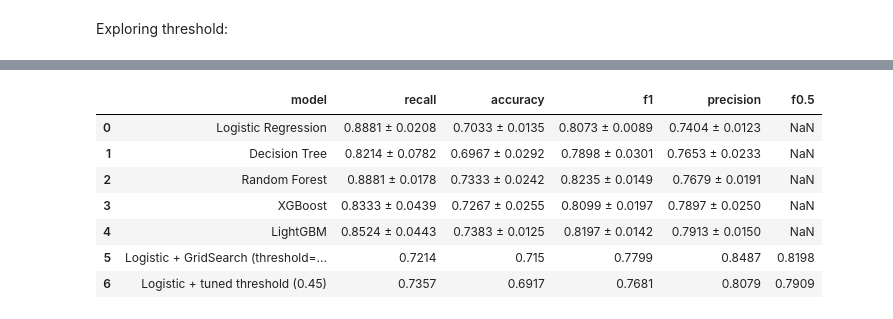
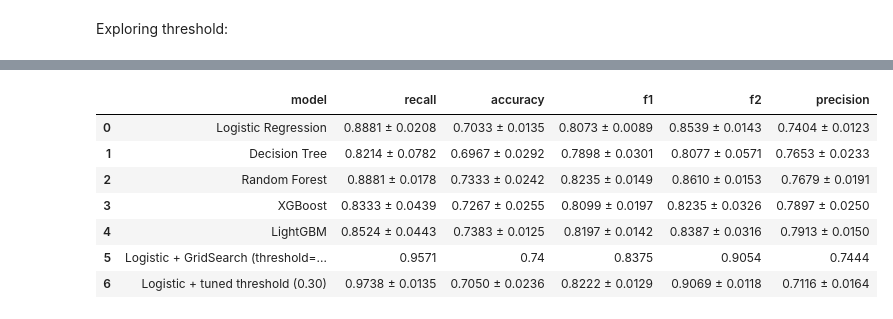
Before and after one commit to gracez-20/credit_risk_predictor, a Jupyter notebook: notebooks/2_modeling_pipeline.ipynb, the cells around one changed output, grey strips where cells are left out. Saved outputs shown, nothing was run; the diff lists cells and outputs as text; code cells hidden in the pictures.

```diff
--- a/notebooks/2_modeling_pipeline.ipynb
+++ b/notebooks/2_modeling_pipeline.ipynb
@@ -336,7 +312,7 @@ y_scores = grid_search.best_estimator_.predict_proba(X_val)[:, 1]
 precision, recall, thresholds = precision_recall_curve(y_val, y_scores)
 ap_score = average_precision_score(y_val, y_scores)
 
-custom_thresholds = [0.45, 0.5]
+custom_thresholds = [0.4, 0.45, 0.5, 0.55, 0.6, 0.65]
 markers = []
 
 # 计算并记录每个自定义阈值下的 precision 和 recall
@@ -369,10 +345,11 @@ plt.show()
 # %%
 from sklearn.metrics import precision_score, recall_score
 
-for t in [0.5, 0.45]:
+for t in custom_thresholds:
     y_pred = (y_scores >= t).astype(int)
     p = precision_score(y_val, y_pred)
     r = recall_score(y_val, y_pred)
     f1 = fbeta_score(y_val, y_pred, beta=1)
-    print(f"Threshold = {t:.2f} | Precision = {p:.4f}, Recall = {r:.4f}, F1 = {f1:.4f}")
+    f2 = fbeta_score(y_val, y_pred, beta=2)
+    print(f"Threshold = {t:.2f} | Precision = {p:.4f}, Recall = {r:.4f}, F1 = {f1:.4f}, F2 = {f2:.4f}")
 # %% [output]
@@ -503,7 +478,7 @@ for fold, (train_idx, val_idx) in enumerate(cv.split(X, y)):
 
     pipeline = Pipeline([
         ('preprocess', preprocessor),  # 使用你已有的预处理器
-        ('select', SelectKBest(score_func=f_classif, k=20)),
+        ('select', SelectKBest(score_func=f_classif, k=10)),
         ('model', LogisticRegression(max_iter=1000, class_weight='balanced', random_state=123))
     ])
     pipeline.fit(X_train_cv, y_train_cv)
@@ -519,7 +494,7 @@ for fold, (train_idx, val_idx) in enumerate(cv.split(X, y)):
         y_pred = (y_probs >= t).astype(int)
         prec = precision_score(y_val_cv, y_pred)
         rec = recall_score(y_val_cv, y_pred)
-        fbeta = fbeta_score(y_val_cv, y_pred, beta=0.5)
+        fbeta = fbeta_score(y_val_cv, y_pred, beta=2)
 
         if fbeta > best_fbeta:
             best_fbeta = fbeta
@@ -566,7 +541,7 @@ for fold, (train_idx, val_idx) in enumerate(cv.split(X, y)):
     pipeline = Pipeline([
         ('preprocess', preprocessor),
         ('select', SelectKBest(score_func=f_classif, k=20)),
-        ('model', LogisticRegression(max_iter=1000, class_weight='balanced', random_state=123))
+        ('model', LogisticRegression(max_iter=1000, random_state=123))
     ])
 
     pipeline.fit(X_train_cv, y_train_cv)
@@ -575,7 +550,7 @@ for fold, (train_idx, val_idx) in enumerate(cv.split(X, y)):
 
     prec = precision_score(y_val_cv, y_pred)
     rec = recall_score(y_val_cv, y_pred)
-    fbeta = fbeta_score(y_val_cv, y_pred, beta=0.5)
+    fbeta = fbeta_score(y_val_cv, y_pred, beta=2)
     acc = accuracy_score(y_val_cv, y_pred)
     f1 = f1_score(y_val_cv, y_pred)
 
@@ -584,7 +559,7 @@ for fold, (train_idx, val_idx) in enumerate(cv.split(X, y)):
         'fold': fold + 1,
         'precision': prec,
         'recall': rec,
-        'fbeta': fbeta,
+        'f2': fbeta,
         "accuracy": acc,
         "f1": f1
     })
@@ -596,7 +571,7 @@ avg_results = df_cv_fixed.mean(numeric_only=True).to_dict()
 print("\n📊 Average Metrics with Threshold = {:.2f}".format(most_common_threshold))
 print("Precision: {:.4f}".format(avg_results['precision']))
 print("Recall: {:.4f}".format(avg_results['recall']))
-print("F0.5-score: {:.4f}".format(avg_results['fbeta']))
+print("F2-score: {:.4f}".format(avg_results['f2']))
 
 # 如需展示详细表格
 display(df_cv_fixed)
@@ -621,28 +596,30 @@ F0.5-score: 0.7909
 # %%
 # Step 1: 取平均值
 avg_results = df_cv_fixed.mean(numeric_only=True)
+std_results = df_cv_fixed.std(numeric_only=True)
+
 
 # Step 2: 构造一行新的比较记录
 new_row = {
-    'model': 'Logistic + tuned threshold (0.45)',
-    'precision': round(avg_results['precision'], 4),
-    'recall': round(avg_results['recall'], 4),
-    'f0.5': round(avg_results['fbeta'], 4),
-    'accuracy': round(avg_results['accuracy'], 4),
-    'f1': round(avg_results['f1'], 4)
+    'model': 'Logistic + tuned threshold ({:.2f})'.format(most_common_threshold),
+    'precision': f"{avg_results['precision']:.4f} ± {std_results['precision']:.4f}",
+    'recall':    f"{avg_results['recall']:.4f} ± {std_results['recall']:.4f}",
+    'f2':      f"{avg_results['f2']:.4f} ± {std_results['f2']:.4f}",
+    'accuracy':  f"{avg_results['accuracy']:.4f} ± {std_results['accuracy']:.4f}",
+    'f1':        f"{avg_results['f1']:.4f} ± {std_results['f1']:.4f}"
 }
 
 # Step 3: 追加进结果表格
 df_results = pd.concat([df_results, pd.DataFrame([new_row])], ignore_index=True)
 
 # Step 4: 查看
 display(df_results)
 # %% [output]
-|  | model | recall | accuracy | f1 | precision | f0.5 |
-| 0 | Logistic Regression | 0.8881 ± 0.0208 | 0.7033 ± 0.0135 | 0.8073 ± 0.0089 | 0.7404 ± 0.0123 | NaN |
-| 1 | Decision Tree | 0.8214 ± 0.0782 | 0.6967 ± 0.0292 | 0.7898 ± 0.0301 | 0.7653 ± 0.0233 | NaN |
-| 2 | Random Forest | 0.8881 ± 0.0178 | 0.7333 ± 0.0242 | 0.8235 ± 0.0149 | 0.7679 ± 0.0191 | NaN |
-| 3 | XGBoost | 0.8333 ± 0.0439 | 0.7267 ± 0.0255 | 0.8099 ± 0.0197 | 0.7897 ± 0.0250 | NaN |
-| 4 | LightGBM | 0.8524 ± 0.0443 | 0.7383 ± 0.0125 | 0.8197 ± 0.0142 | 0.7913 ± 0.0150 | NaN |
-| 5 | Logistic + GridSearch (threshold=... | 0.7214 | 0.715 | 0.7799 | 0.8487 | 0.8198 |
-| 6 | Logistic + tuned threshold (0.45) | 0.7357 | 0.6917 | 0.7681 | 0.8079 | 0.7909 |
+|  | model | recall | accuracy | f1 | f2 | precision |
+| 0 | Logistic Regression | 0.8881 ± 0.0208 | 0.7033 ± 0.0135 | 0.8073 ± 0.0089 | 0.8539 ± 0.0143 | 0.7404 ± 0.0123 |
+| 1 | Decision Tree | 0.8214 ± 0.0782 | 0.6967 ± 0.0292 | 0.7898 ± 0.0301 | 0.8077 ± 0.0571 | 0.7653 ± 0.0233 |
+| 2 | Random Forest | 0.8881 ± 0.0178 | 0.7333 ± 0.0242 | 0.8235 ± 0.0149 | 0.8610 ± 0.0153 | 0.7679 ± 0.0191 |
+| 3 | XGBoost | 0.8333 ± 0.0439 | 0.7267 ± 0.0255 | 0.8099 ± 0.0197 | 0.8235 ± 0.0326 | 0.7897 ± 0.0250 |
+| 4 | LightGBM | 0.8524 ± 0.0443 | 0.7383 ± 0.0125 | 0.8197 ± 0.0142 | 0.8387 ± 0.0316 | 0.7913 ± 0.0150 |
+| 5 | Logistic + GridSearch (threshold=... | 0.9571 | 0.74 | 0.8375 | 0.9054 | 0.7444 |
+| 6 | Logistic + tuned threshold (0.30) | 0.9738 ± 0.0135 | 0.7050 ± 0.0236 | 0.8222 ± 0.0129 | 0.9069 ± 0.0118 | 0.7116 ± 0.0164 |
```
Also changed, not shown: parts of 18 cells of this notebook.
